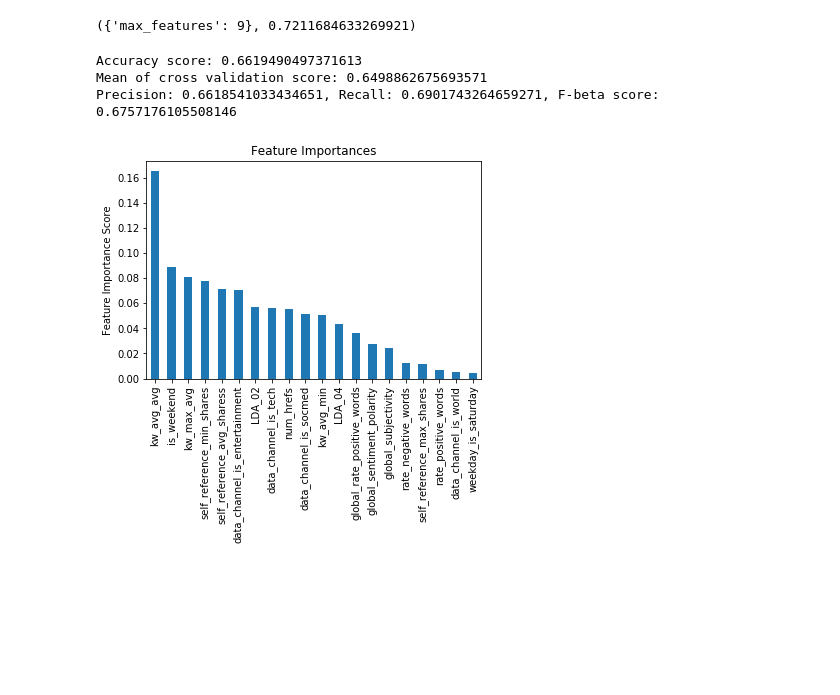
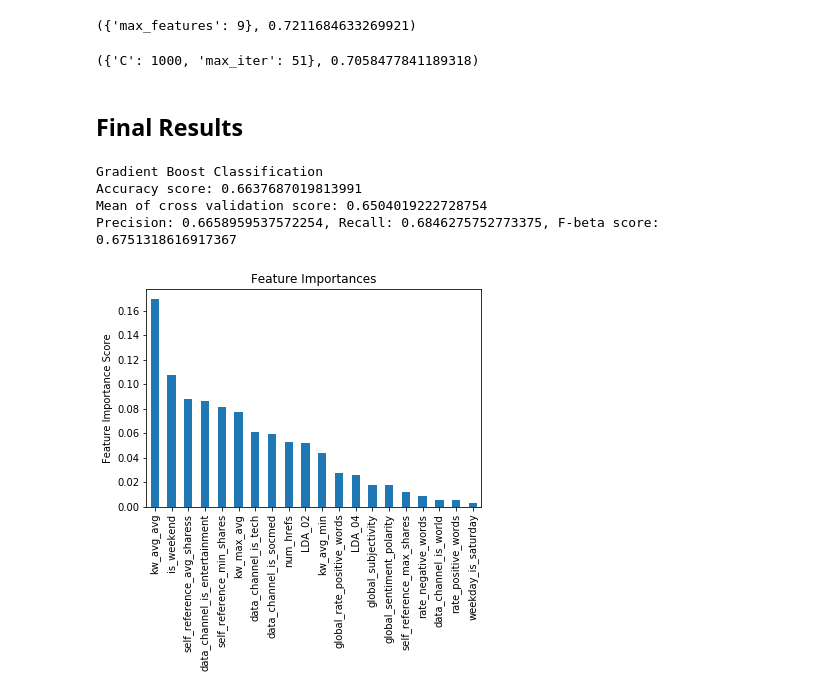
Before and after one commit to SindhuDataScience/ThinkfulExercises, a Jupyter notebook: Unit 3 drills/Supervised Learning Capstone - Final.ipynb, the cells around one changed output. Saved outputs shown, nothing was run; the diff lists cells and outputs as text; code cells hidden in the pictures; blank space fills up the shorter version.

```diff
--- a/Unit 3 drills/Supervised Learning Capstone - Final.ipynb
+++ b/Unit 3 drills/Supervised Learning Capstone - Final.ipynb
@@ -489,13 +192,0 @@ The F-beta score can be interpreted as a weighted harmonic mean of the precision
-# %%
-def modelTest(algorithm, X_Data, Y_Data, X_trainData, Y_trainData, X_testData, Y_testData, CVFolds):
-    algorithm.fit(X_trainData, Y_trainData)
-    #train_pred = algorithm.predict(X_trainData)
-    y_pred = algorithm.predict(X_testData)
-    print('Accuracy score: {}'.format(accuracy_score(Y_testData, y_pred)))
-    print('Mean of cross validation score: {}'.format(np.mean(cross_val_score(algorithm, X_Data, Y_Data, cv=CVFolds))))
-    eval = precision_recall_fscore_support(Y_testData, y_pred, average='binary')
-    print('Precision: {}, Recall: {}, F-beta score: {}'.format(eval[0],eval[1],eval[2]))
-
-    feat_imp = pd.Series(algorithm.feature_importances_, X_Data.columns).sort_values(ascending=False)
-    feat_imp.plot(kind='bar', title='Feature Importances')
-    plt.ylabel('Feature Importance Score')
@@ -537,0 +354,16 @@ gsearch1.best_params_, gsearch1.best_score_
+# %%
+#Function  for final model results
+def modelTest(algName, algorithm, X_Data, Y_Data, X_trainData, Y_trainData, X_testData, Y_testData, CVFolds):
+    algorithm.fit(X_trainData, Y_trainData)
+    #train_pred = algorithm.predict(X_trainData)
+    y_pred = algorithm.predict(X_testData)
+    print(algName)
+    print('Accuracy score: {}'.format(accuracy_score(Y_testData, y_pred)))
+    print('Mean of cross validation score: {}'.format(np.mean(cross_val_score(algorithm, X_Data, Y_Data, cv=CVFolds))))
+    eval = precision_recall_fscore_support(Y_testData, y_pred, average='binary')
+    print('Precision: {}, Recall: {}, F-beta score: {}'.format(eval[0],eval[1],eval[2]))
+
+    if(algName != 'Logistic Regression'):
+        feat_imp = pd.Series(algorithm.feature_importances_, X_Data.columns).sort_values(ascending=False)
+        feat_imp.plot(kind='bar', title='Feature Importances')
+        plt.ylabel('Feature Importance Score')
@@ -583,11 +457,28 @@ gsearch3.fit(x_kbesttrain, y_kbesttrain)
 gsearch3.best_params_, gsearch3.best_score_
 # %% [output]
 ({'max_features': 9}, 0.7211684633269921)
+# %%
+C_param_range = {'C':[0.001,0.01,0.1,1,10,100,1000, 10000], 'max_iter':range(1,200,25)}
+lr = LogisticRegression(penalty='l2',C = i,random_state = 0)
+gsearch1 = GridSearchCV(estimator = LogisticRegression(penalty='l2',C = 0.001,random_state = 10, max_iter=1),
+param_grid = C_param_range, scoring='roc_auc',n_jobs=4,iid=False, cv=5)
+gsearch1.fit(x_kbesttrain, y_kbesttrain)
+#gsearch1.cv_results_,
+gsearch1.best_params_, gsearch1.best_score_
+# %% [output]
+({'C': 1000, 'max_iter': 51}, 0.7058477841189318)
+# %% [markdown]
+<h2><b>Final Results</b></h2>
 # %%
-gbc = GradientBoostingClassifier(n_estimators = 80, max_depth=5, learning_rate=0.1, min_samples_split=1200,min_samples_leaf=50,max_features=19,subsample=0.8,random_state=10)
-modelTest(gbc, X_kbest, Y, x_kbesttrain, y_kbesttrain,x_kbesttest,y_kbesttest, 10)
+#Final results
+gbc_final = GradientBoostingClassifier(n_estimators = 80, max_depth=5, learning_rate=0.1, min_samples_split=1200,min_samples_leaf=50,max_features=19,subsample=0.8,random_state=10)
+rf_final = RandomForestClassifier(n_estimators = 80, max_depth=15, min_samples_split=2,min_samples_leaf=50,max_features=9,random_state=10)
+lr_final = LogisticRegression(penalty='l2',C = 1000,random_state = 10, max_iter=51)
+
+modelTest('Gradient Boost Classification', gbc_final, X_kbest, Y, x_kbesttrain, y_kbesttrain,x_kbesttest,y_kbesttest, 5)
 # %% [output]
-Accuracy score: 0.6619490497371613
-Mean of cross validation score: 0.6498862675693571
-Precision: 0.6618541033434651, Recall: 0.6901743264659271, F-beta score: 0.6757176105508146
+Gradient Boost Classification
+Accuracy score: 0.6637687019813991
+Mean of cross validation score: 0.6504019222728754
+Precision: 0.6658959537572254, Recall: 0.6846275752773375, F-beta score: 0.6751318616917367
-[figure, old version]
+[figure, new version]
```
Also changed, not shown: parts of 65 cells of this notebook.
